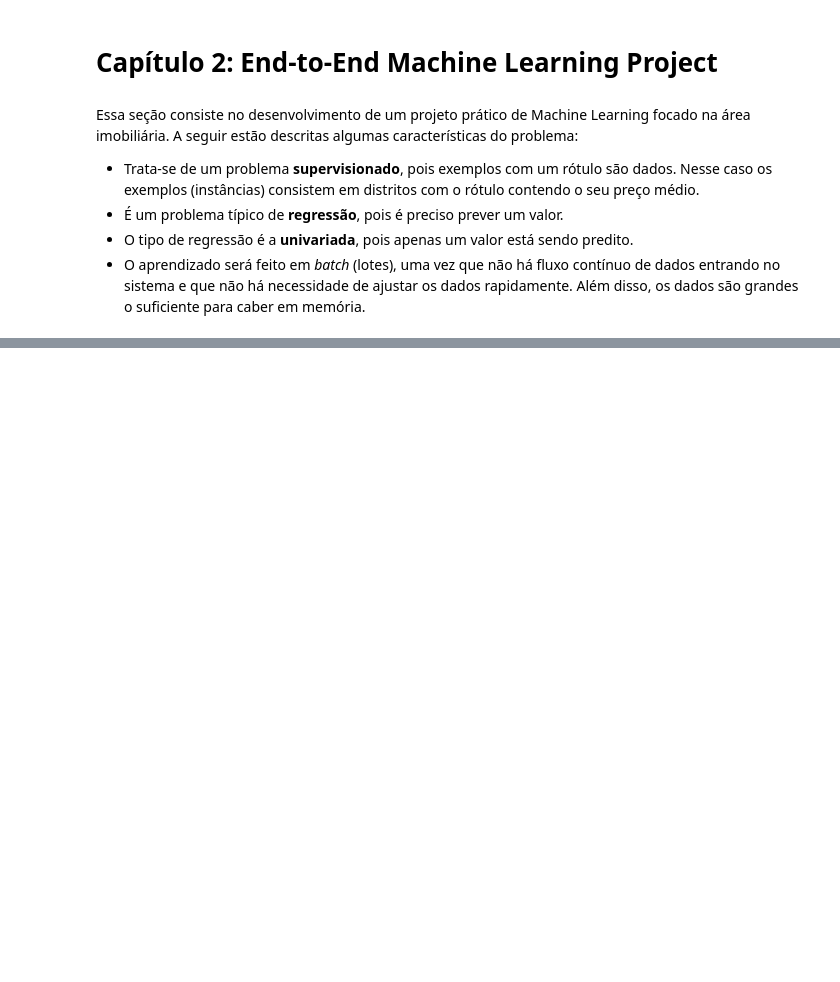
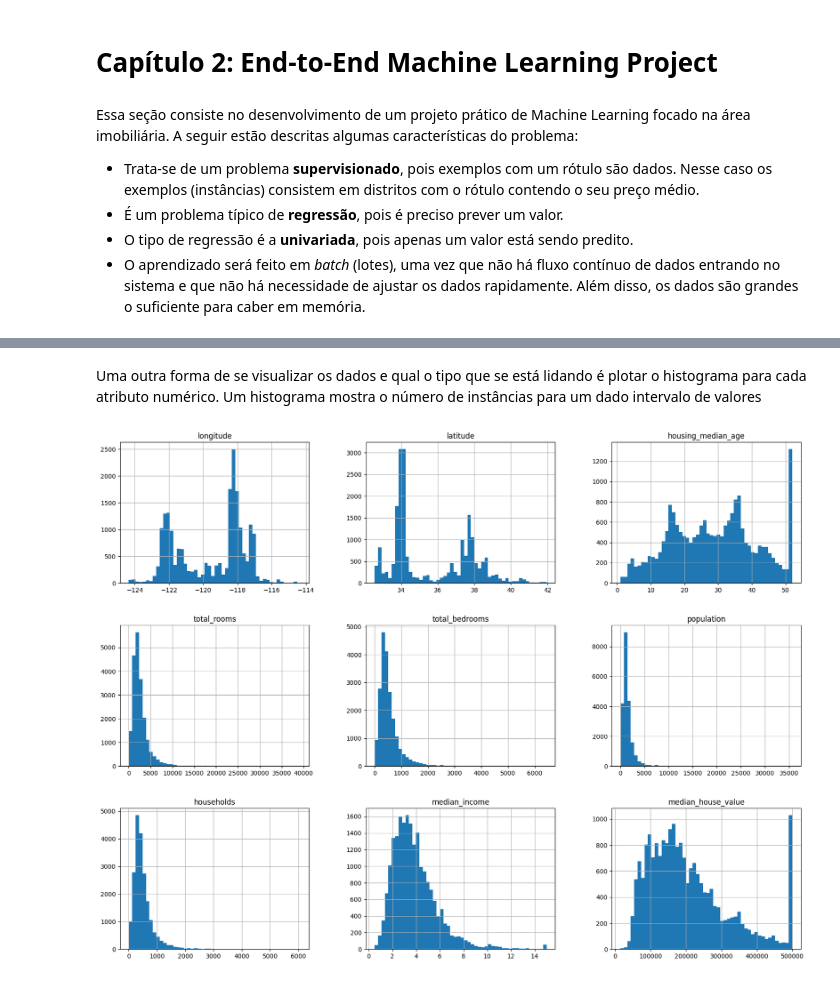
Before and after one commit to juliamsousa/foundation-sports-analytics, a Jupyter notebook: PraticaLivroImobiliario.ipynb, the cells around one changed output, grey strips where cells are left out. Saved outputs shown, nothing was run; the diff lists cells and outputs as text; code cells hidden in the pictures; blank space fills up the shorter version.

```diff
--- a/PraticaLivroImobiliario.ipynb
+++ b/PraticaLivroImobiliario.ipynb
@@ -45,0 +47,3 @@ Para a visualização dos dados chamamos a função anterior, que retorna um Dat
+# %%
+housing = load_housing_data()
+housing.head()
@@ -45,0 +117,10 @@ Para a visualização dos dados chamamos a função anterior, que retorna um Dat
+# %% [markdown]
+Uma outra forma de se visualizar os dados e qual o tipo que se está lidando é plotar o histograma para cada atributo numérico. Um histograma mostra o número de instâncias para um dado intervalo de valores
+# %%
+%matplotlib inline
+import matplotlib.pyplot as plt
+
+housing.hist(bins=50, figsize=(20,15))
+plt.show()
+# %% [output]
+[figure, added]
```
Also changed, not shown: parts of 20 cells of this notebook.
